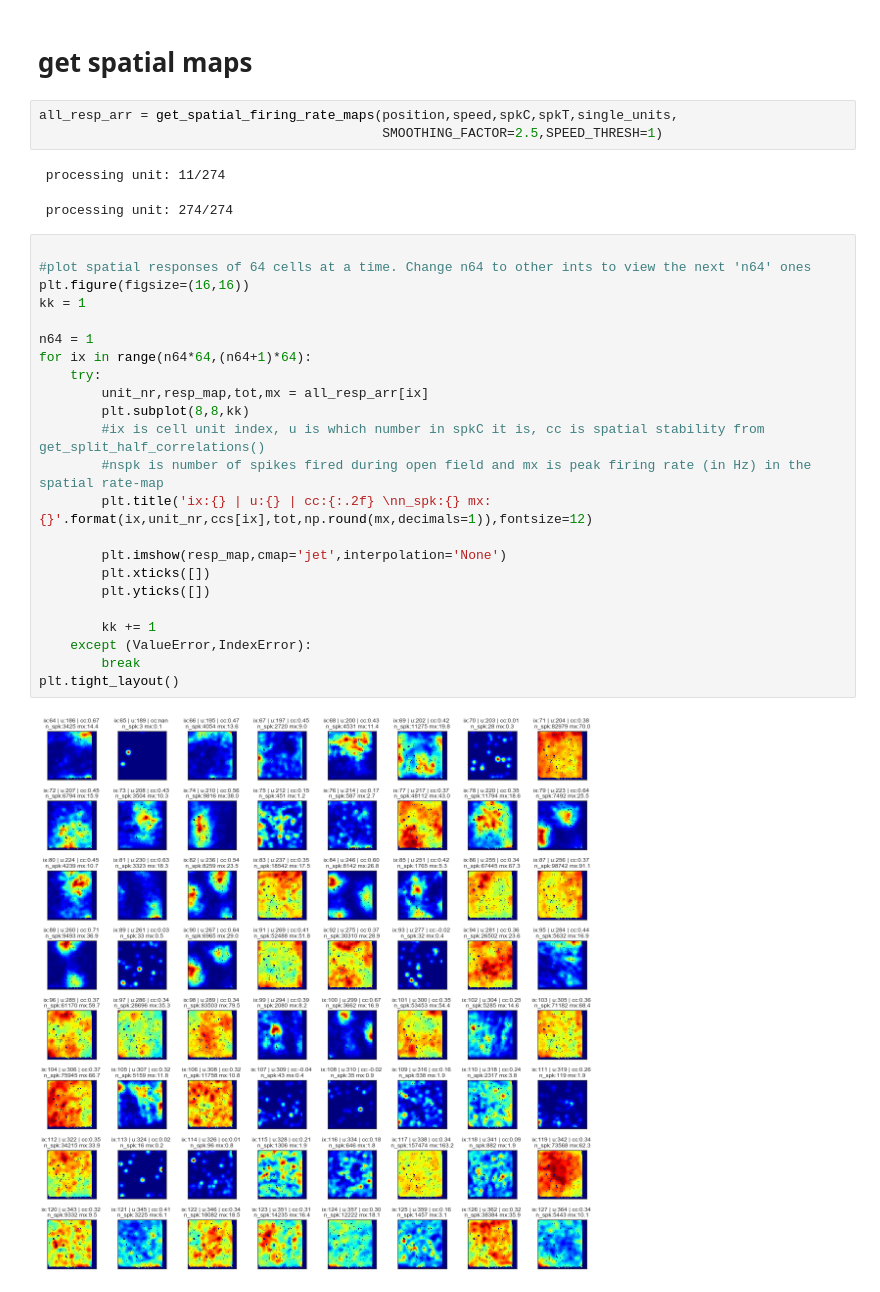
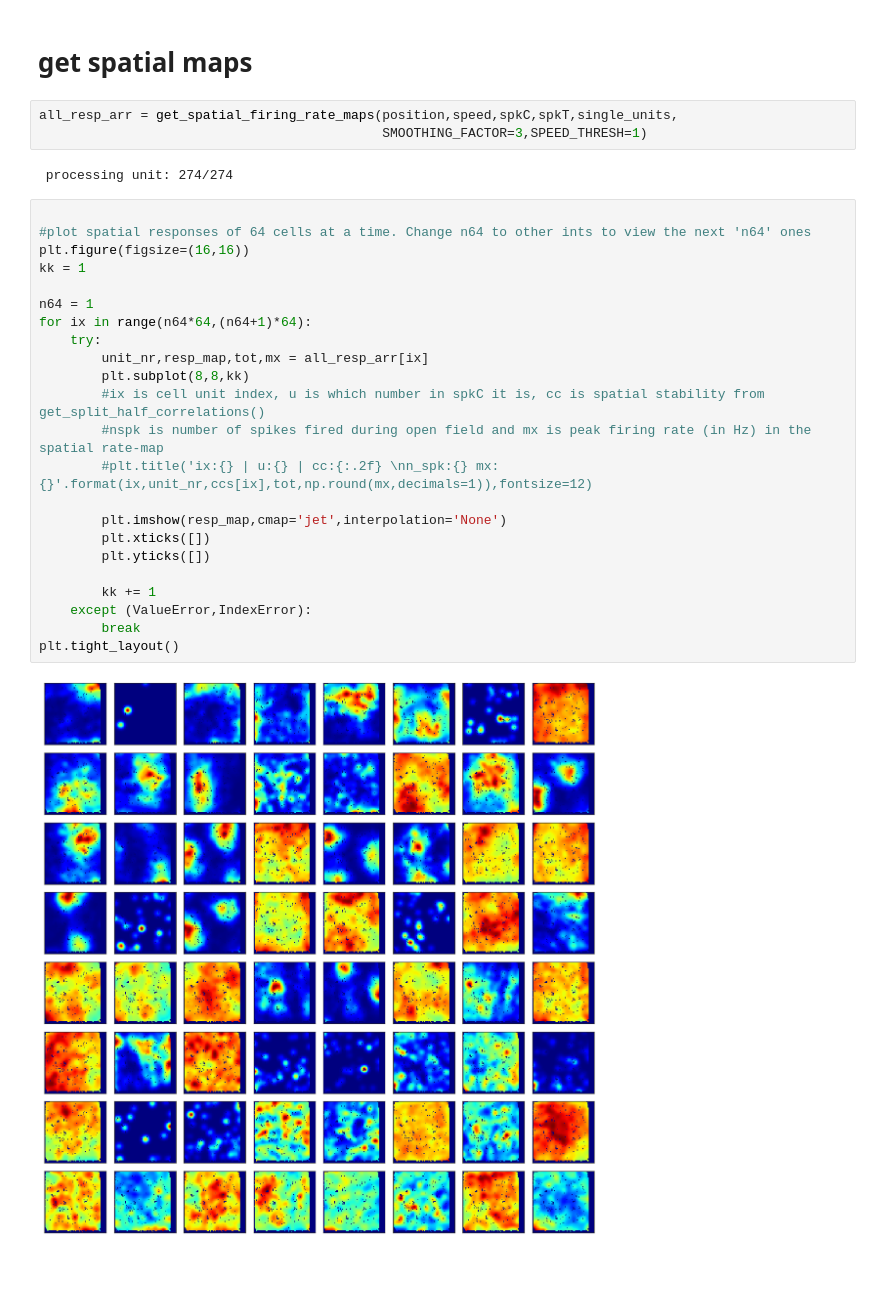
Before and after one commit to yves-weissenberger/ll_ephys, a Jupyter notebook: ephys_notebooks/spatial_firing_retreat.ipynb, the cells around one changed output. Cells and saved outputs as stored; diff of their text form.

```diff
--- a/ephys_notebooks/spatial_firing_retreat.ipynb
+++ b/ephys_notebooks/spatial_firing_retreat.ipynb
@@ -81,32 +82,31 @@ Text(0.5, 0, 'Correlation coeffient between firing rate maps \ncomputed from dat
 # get spatial maps
 # %%
 all_resp_arr = get_spatial_firing_rate_maps(position,speed,spkC,spkT,single_units,
-                                            SMOOTHING_FACTOR=2.5,SPEED_THRESH=1)
+                                            SMOOTHING_FACTOR=3,SPEED_THRESH=1)
 # %% [output]
- processing unit: 11/274
+ processing unit: 274/274
- processing unit: 274/274
 # %%
 
 #plot spatial responses of 64 cells at a time. Change n64 to other ints to view the next 'n64' ones
 plt.figure(figsize=(16,16))
 kk = 1
 
 n64 = 1
 for ix in range(n64*64,(n64+1)*64):
     try:
         unit_nr,resp_map,tot,mx = all_resp_arr[ix]
         plt.subplot(8,8,kk)
         #ix is cell unit index, u is which number in spkC it is, cc is spatial stability from get_split_half_correlations()
         #nspk is number of spikes fired during open field and mx is peak firing rate (in Hz) in the spatial rate-map
-        plt.title('ix:{} | u:{} | cc:{:.2f} \nn_spk:{} mx:{}'.format(ix,unit_nr,ccs[ix],tot,np.round(mx,decimals=1)),fontsize=12)
+        #plt.title('ix:{} | u:{} | cc:{:.2f} \nn_spk:{} mx:{}'.format(ix,unit_nr,ccs[ix],tot,np.round(mx,decimals=1)),fontsize=12)
 
         plt.imshow(resp_map,cmap='jet',interpolation='None')
         plt.xticks([])
         plt.yticks([])
 
         kk += 1
     except (ValueError,IndexError):
         break
 plt.tight_layout()
 # %% [output]
-[figure, old version]
+[figure, new version]
```
Also changed, not shown: parts of 2 cells of this notebook, 16 other files.
